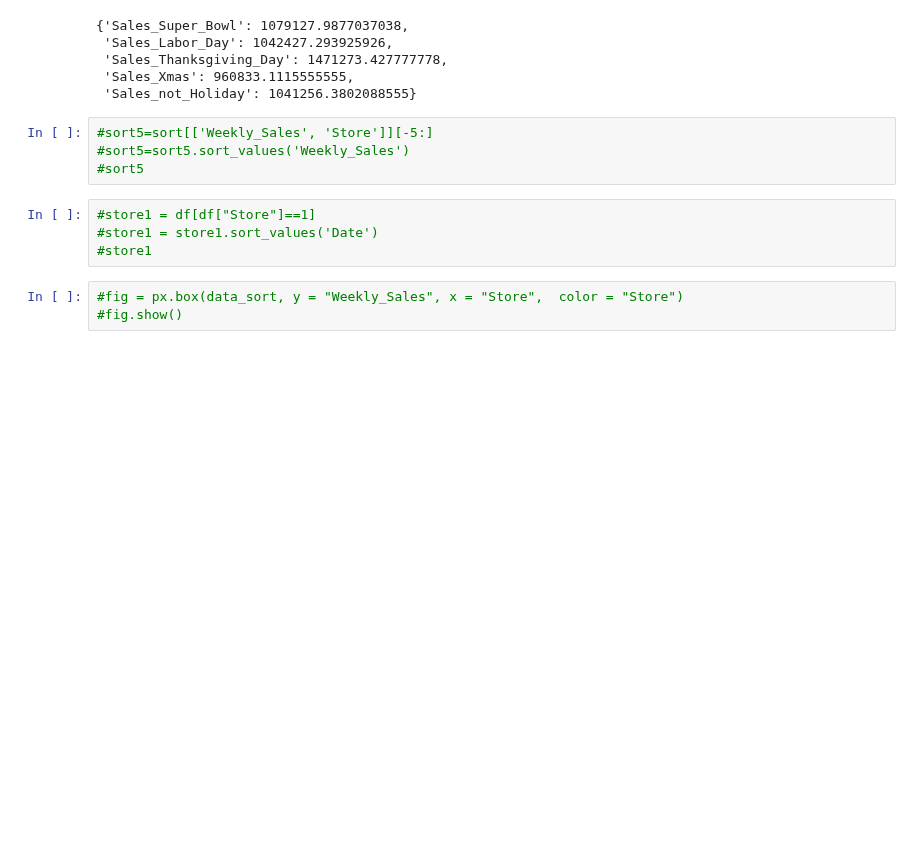
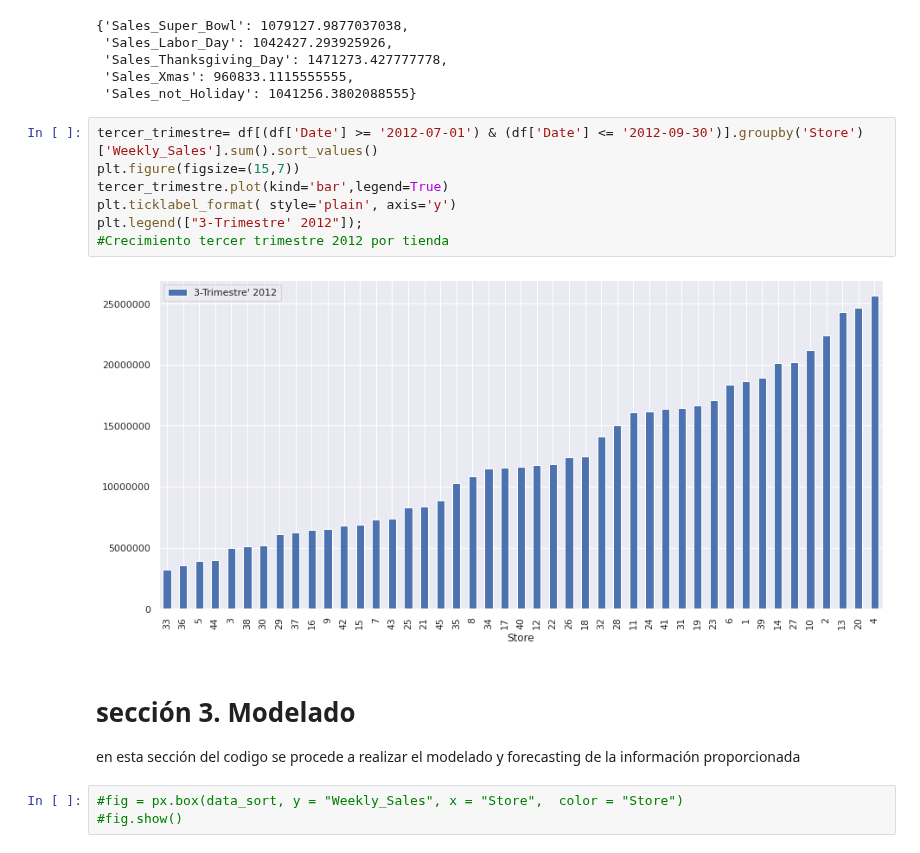
Before and after one commit to Psyclophe/Data-Scientist, a Jupyter notebook: Wal_mart_analysis_forecasting.ipynb, the cells around one changed output. Cells and saved outputs as stored; diff of their text form; blank space fills up the shorter version.

```diff
--- a/Wal_mart_analysis_forecasting.ipynb
+++ b/Wal_mart_analysis_forecasting.ipynb
@@ -327,14 +327,18 @@ Average_sales
  'Sales_Thanksgiving_Day': 1471273.427777778,
  'Sales_Xmas': 960833.1115555555,
  'Sales_not_Holiday': 1041256.3802088555}
-# %%
-#sort5=sort[['Weekly_Sales', 'Store']][-5:]
-#sort5=sort5.sort_values('Weekly_Sales')
-#sort5
-# %%
-#store1 = df[df["Store"]==1]
-#store1 = store1.sort_values('Date')
-#store1
+# %%
+tercer_trimestre= df[(df['Date'] >= '2012-07-01') & (df['Date'] <= '2012-09-30')].groupby('Store')['Weekly_Sales'].sum().sort_values()
+plt.figure(figsize=(15,7))
+tercer_trimestre.plot(kind='bar',legend=True)
+plt.ticklabel_format( style='plain', axis='y')
+plt.legend(["3-Trimestre' 2012"]);
+#Crecimiento tercer trimestre 2012 por tienda
+# %% [output]
+[figure, added]
+# %% [markdown]
+# sección 3. **Modelado**
+en esta sección del codigo se procede a realizar el modelado y forecasting de la información proporcionada
 # %%
 #fig = px.box(data_sort, y = "Weekly_Sales", x = "Store",  color = "Store")
 #fig.show()
```
